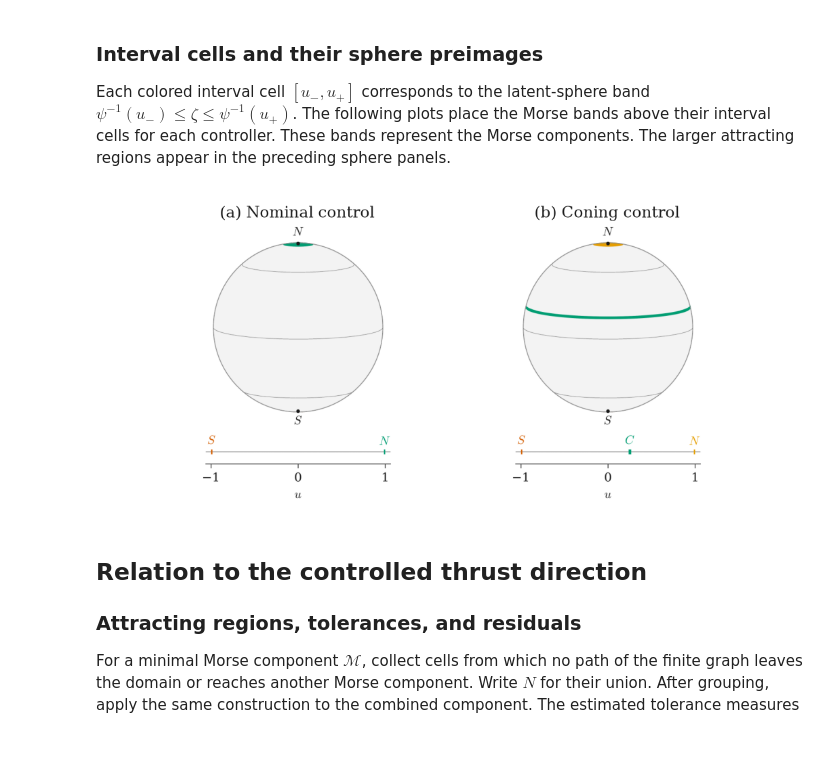
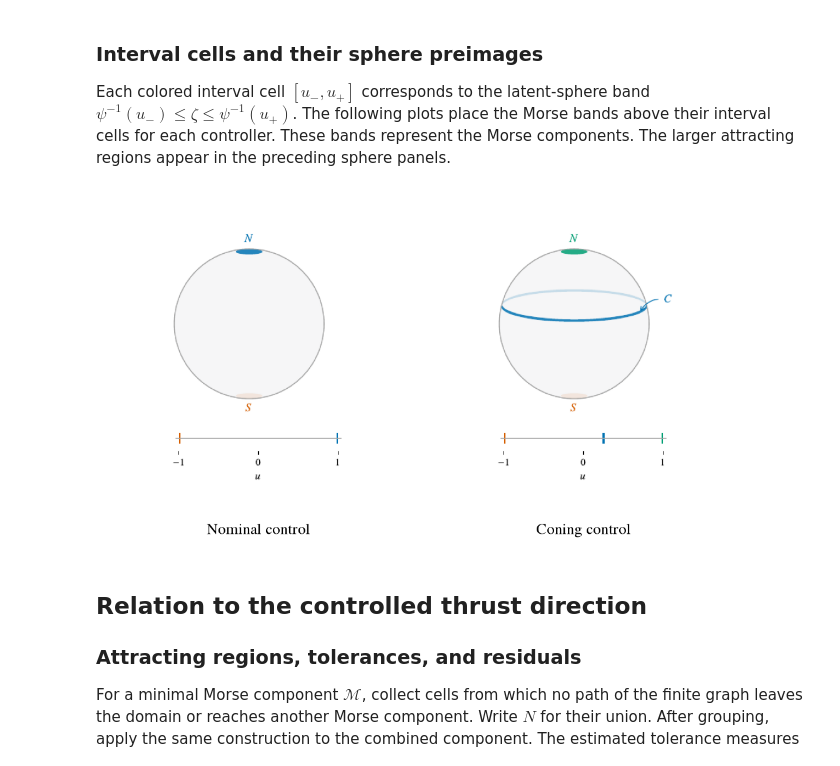
Before and after one commit to bernardorivas/2027_L4DC_EquivariantMorseGraphs, a Jupyter notebook: ex3_attitude_control.ipynb, the cells around one changed output. Saved outputs shown, nothing was run; the diff lists cells and outputs as text; code cells hidden in the pictures.

```diff
--- a/ex3_attitude_control.ipynb
+++ b/ex3_attitude_control.ipynb
@@ -68,6 +68,8 @@ For example, $(\sqrt3/2,0,1/2)$ and $(0,\sqrt3/2,1/2)$ represent the same quotie
 
 The scalar height equation makes the difference between the controllers visible. The next cell integrates it from several initial heights using `solve_ivp` and the implemented `gain` function. Solid curves show trajectories and dashed lines mark fixed heights. Under nominal control, nonpolar trajectories approach upright alignment. Under coning control, height approaches $1/4$ while the thrust direction continues to rotate.
 # %%
+import notebook_attitude_figures as presentation
+plt.rcParams.update(presentation.FONT)
 def height_rhs(t, z, policy):
     gain, _ = ac.gain(z, policy)
     return gain * (1 - z*z)
@@ -89,5 +91,5 @@ axes[0].set_ylabel("Physical height $z$")
 fig.tight_layout()
 for suffix in ("pdf", "svg"):
     fig.savefig(run.out / f"height-trajectories.{suffix}", bbox_inches="tight")
-plt.show()
+presentation.show_plot(fig)
 # %% [output]
@@ -247,6 +249,7 @@ The next plot uses those recomputed predictions. Each curve gives the componentw
 
 Comparing the curves at a fixed horizon shows how prediction accuracy differs between the two controllers.
 # %%
+plt.rcParams.update(presentation.FONT)
 fig, ax = plt.subplots(figsize=(6.6, 3.5))
 for policy, arrays in diagnostic_arrays.items():
     errors = arrays["forecast_rms"]
@@ -256,5 +259,5 @@ ax.legend()
 fig.tight_layout()
 for suffix in ("pdf", "svg"):
     fig.savefig(run.out / f"prediction-errors.{suffix}", bbox_inches="tight")
-plt.show()
+presentation.show_plot(fig)
 # %% [output]
@@ -284,6 +287,7 @@ In the displacement panel, a positive displacement moves height upward and a neg
 
 The cell uses the arrays computed above and checks that $\psi$ is increasing and fixes both endpoints.
 # %%
+plt.rcParams.update(presentation.FONT)
 fig, axes = plt.subplots(2, 3, figsize=(12, 6.5))
 for row, policy in enumerate(ac.POLICIES):
     arrays = diagnostic_arrays[policy]
@@ -310,5 +314,5 @@ for row, policy in enumerate(ac.POLICIES):
 fig.tight_layout()
 for suffix in ("pdf", "svg"):
     fig.savefig(run.out / f"coordinate-diagnostics.{suffix}", bbox_inches="tight")
-plt.show()
+presentation.show_plot(fig)
 # %% [output]
@@ -437,9 +460,18 @@ run.figure_coning()
 
 Each colored interval cell $[u_-,u_+]$ corresponds to the latent-sphere band $\psi^{-1}(u_-)\leq\zeta\leq\psi^{-1}(u_+)$. The following plots place the Morse bands above their interval cells for each controller. These bands represent the Morse components. The larger attracting regions appear in the preceding sphere panels.
 # %%
-run.figure_appendix_spheres()
+paths = []
+for policy in ac.POLICIES:
+    analysis = run._analysis(policy)
+    graph = analysis.merged
+    knots, values = analysis.coordinate
+    paths.append(presentation.sphere(
+        graph.boxes, graph.membership, knots, values, {node: ac.DISPLAY.get(name, name) for node, name in ac.node_names(graph).items()}, policy,
+        run.out / "figures" / "notebook-preimages" / f"attitude-{policy}", strip=True))
+run._figures.extend(paths)
+presentation.show(paths, ["Nominal control", "Coning control"], width=650)
 # %% [output]
-[figure, old version]
+[figure, new version]
 # %% [markdown]
 ## Relation to the controlled thrust direction
 
```
Also changed, not shown: parts of 8 cells of this notebook, 1 other file.
